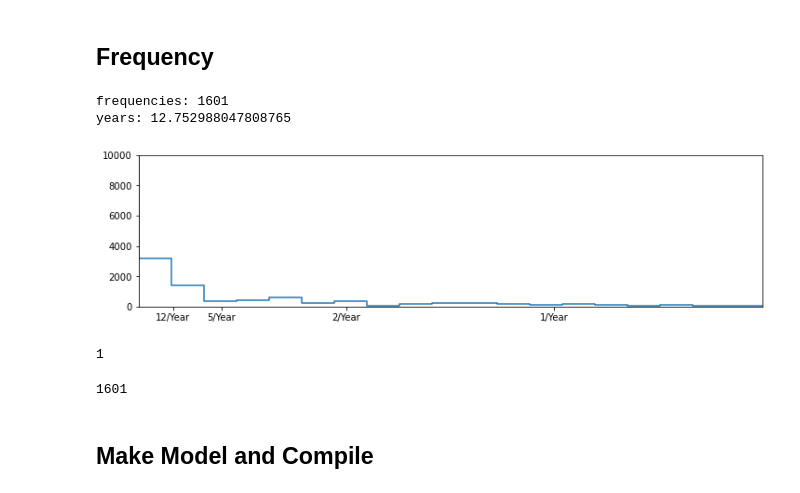
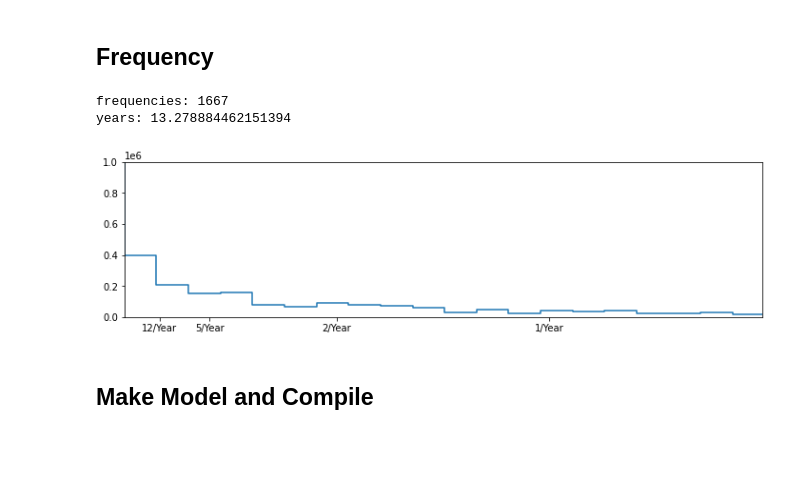
Before and after one commit to Grant-Syt/495_stock_forecast, a Jupyter notebook: stock_forecast.ipynb, the cells around one changed output. Drawn from its saved outputs; the diff is of its cells as text; code cells hidden in the pictures; blank space fills up the shorter version.

```diff
--- a/stock_forecast.ipynb
+++ b/stock_forecast.ipynb
@@ -45,7 +45,7 @@ Setup Complete
 # %% [markdown]
 ## Import, Process, Graph
 # %%
-df = pd.read_csv('data/siri_edit.csv')
+df = pd.read_csv('data/googl_edit.csv')
 # print(df)
 
 # throw out some data
@@ -143,36 +143,28 @@ train + val + test = 3201
 # %%
 fft = tf.signal.rfft(df['y'])
 
 # range for ibm: [10000:12000]
 
 f_per_dataset = np.arange(0, len(fft))
 n_samples_d = len(df['y'])
 busi_days_per_year = 251 # less than business days but close to correct # of years
 years_per_dataset = n_samples_d/(busi_days_per_year)
 f_per_year = f_per_dataset/years_per_dataset
 
 if VERBOSE:
     print(f'frequencies: {len(fft)}') # data_length / 2 + 1
     print(f'years: {years_per_dataset}')
     # print(f_per_year)
 
 test = plt.step(f_per_year, np.abs(fft))
-plt.ylim(0, 10000)
+plt.ylim(0, 1000000)
 plt.xlim([0.001, 1.5])
 plt.xticks([0.083, 0.2, 0.5, 1], labels=['12/Year', '5/Year', '2/Year', '1/Year']) # f = 1/#years
 plt.show()
 # %% [output]
-frequencies: 1601
-years: 12.752988047808765
+frequencies: 1667
+years: 13.278884462151394
-[figure, old version]
+[figure, new version]
-# %%
-# np.abs(fft)
-print(len(test))
-a,b = test[0].get_data()
-len(a)
-# %% [output]
-1
-1601
 # %% [markdown]
 ## Make Model and Compile
 # %%
```
Also changed, not shown: parts of 11 cells of this notebook, 3 other files.
